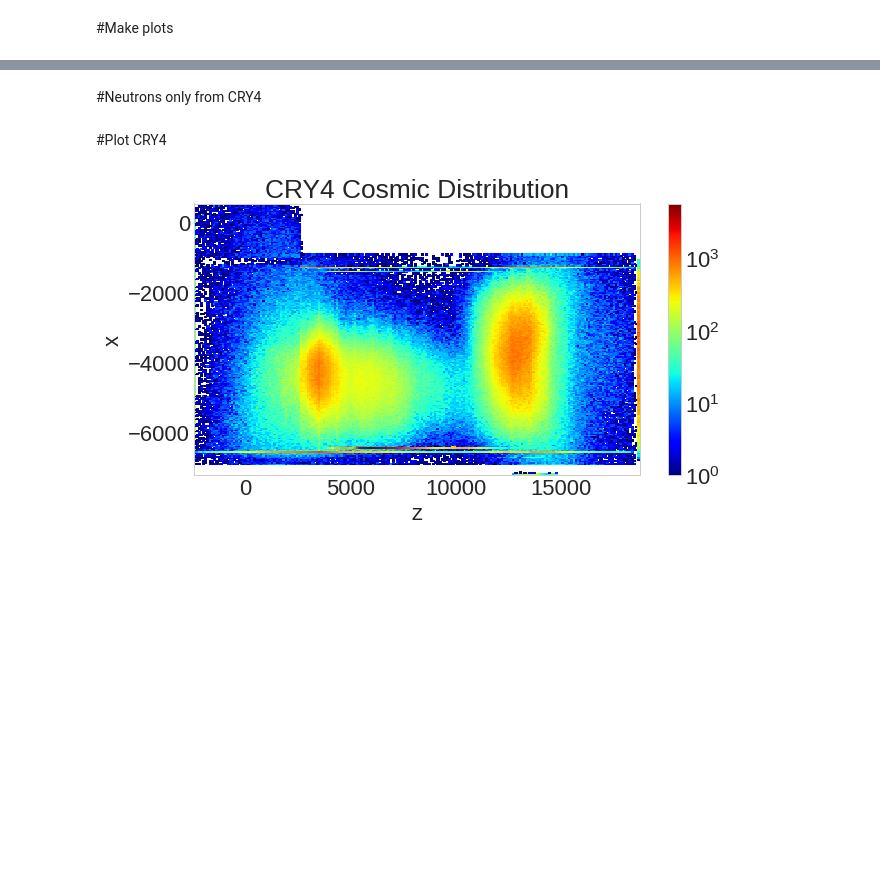
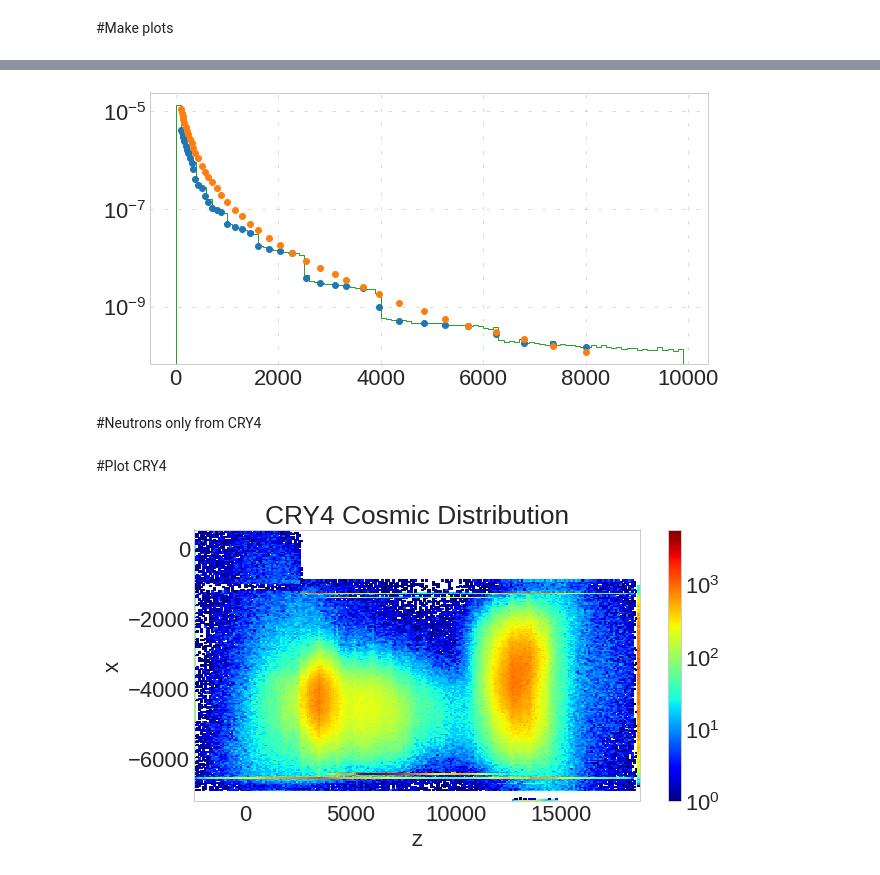
Before and after one commit to oksuzian/Mu2eANL, a Jupyter notebook: CosmicNeutrons/CosmicNeutronData.ipynb, the cells around one changed output, grey strips where cells are left out. Saved outputs shown, nothing was run; the diff lists cells and outputs as text; code cells hidden in the pictures; blank space fills up the shorter version.

```diff
--- a/CosmicNeutrons/CosmicNeutronData.ipynb
+++ b/CosmicNeutrons/CosmicNeutronData.ipynb
@@ -202,3 +220,11 @@ No handles with labels found to put in legend.
+# %%
+plt.plot(dfData_.energy, fCRY(dfData_.energy), 'o')
+plt.plot(dfData_.energy, dfData_.flux, 'o')
+plt.hist(bins[:-1], bins, weights=counts, histtype='step', label="CRY")
+
+plt.yscale('log')
+# %% [output]
+[figure, added]
 # %% [markdown]
 #Neutrons only from CRY4
 # %%
```
Also changed, not shown: parts of 10 cells of this notebook.
